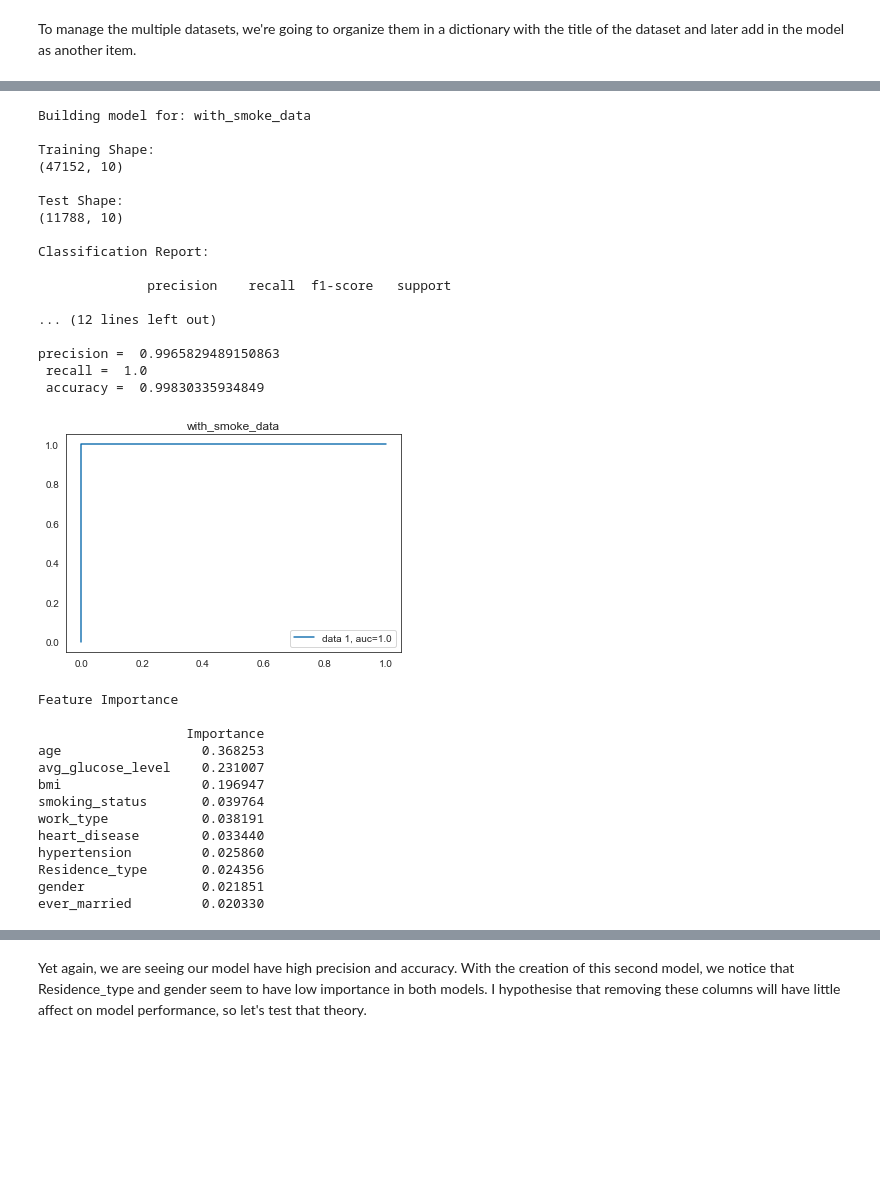
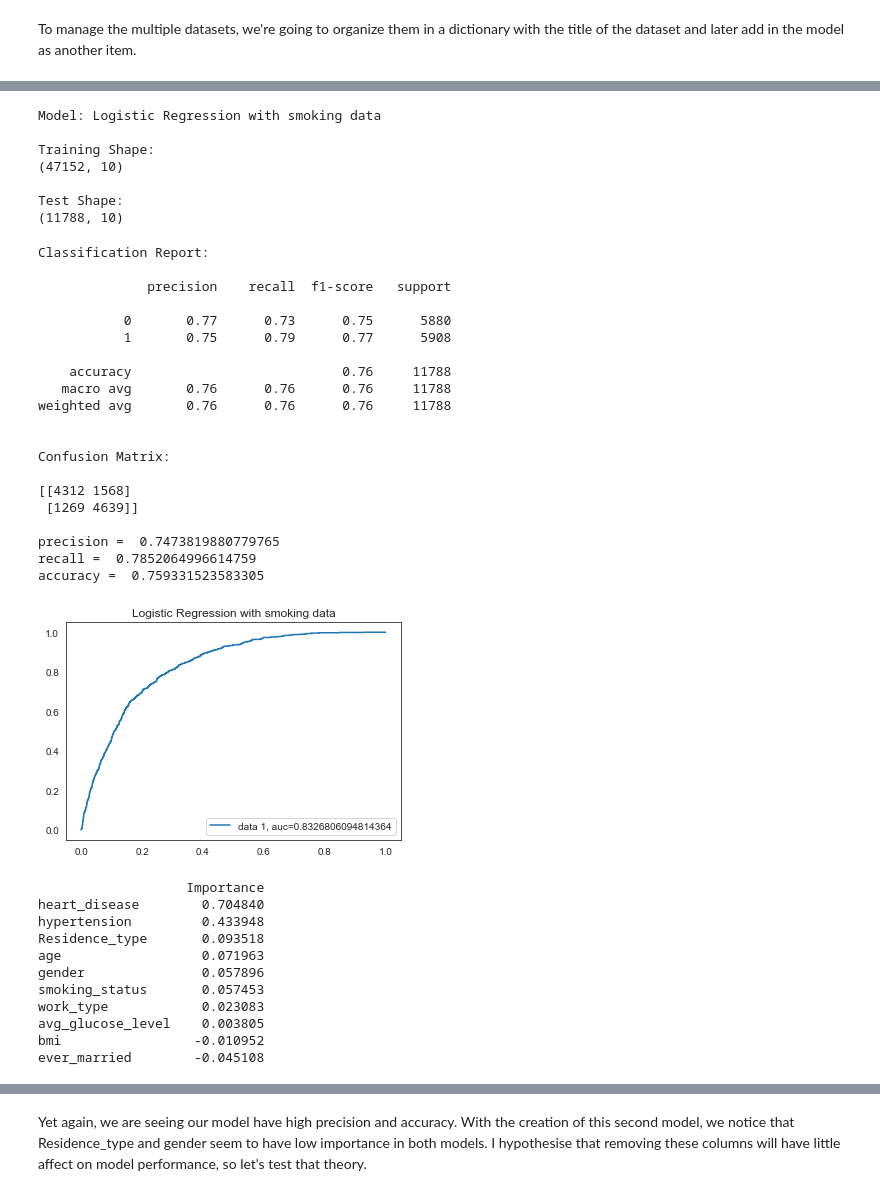
Before and after one commit to westontscott/Thinkful_Drills, a Jupyter notebook: Stroke_Analysis_Capstone.ipynb, the cells around one changed output, grey strips where cells are left out. Cells and saved outputs as stored; diff of their text form; code cells hidden in the pictures; blank space fills up the shorter version.

```diff
--- a/Stroke_Analysis_Capstone.ipynb
+++ b/Stroke_Analysis_Capstone.ipynb
@@ -244,6 +254,15 @@ def build_rfc_model(data, lbl):
 # %% [markdown]
 To manage the multiple datasets, we're going to organize them in a dictionary with the title of the dataset and later add in the model as another item.
+# %%
+#Various models to be tested
+dtree = DecisionTreeClassifier()
+log = LogisticRegression(penalty='l2', C=0.1)
+ran = RandomForestClassifier(n_estimators=50,random_state=0)
+
+model_repo = {}
 # %%
 #Creating a label for our first entry in the dictionary
-mlbl = 'with_smoke_data'
-mdl = {}
+mlbl = 'Decision Tree with smoking data'
+
+#Setting the trained model to its corresponding label
+model_repo[mlbl] = build_model(dtree, df_with_smoke_data, mlbl)
@@ -250,35 +301,46 @@ mdl = {}
 # %%
+#Creating a label for our first entry in the dictionary
+mlbl = 'Logistic Regression with smoking data'
+
 #Setting the trained model to its corresponding label
-mdl[mlbl] = build_rfc_model(df_with_smoke_data, mlbl)
+model_repo[mlbl] = build_model(log, df_with_smoke_data, mlbl)
 # %% [output]
-Building model for: with_smoke_data
+Model: Logistic Regression with smoking data
 
 Training Shape:
 (47152, 10)
 
 Test Shape:
 (11788, 10)
-
-Classification Report:
-
-              precision    recall  f1-score   support
-
-... (12 lines left out)
-
-precision =  0.9965829489150863
- recall =  1.0
- accuracy =  0.99830335934849
+Classification Report:
+
+              precision    recall  f1-score   support
+
+           0       0.77      0.73      0.75      5880
+           1       0.75      0.79      0.77      5908
+
+    accuracy                           0.76     11788
+   macro avg       0.76      0.76      0.76     11788
+weighted avg       0.76      0.76      0.76     11788
+
+
+Confusion Matrix:
+
+[[4312 1568]
+ [1269 4639]]
+
+precision =  0.7473819880779765
+recall =  0.7852064996614759
+accuracy =  0.759331523583305
-[figure, old version]
+[figure, new version]
-Feature Importance
-
-                   Importance
-age                  0.368253
-avg_glucose_level    0.231007
-bmi                  0.196947
-smoking_status       0.039764
-work_type            0.038191
-heart_disease        0.033440
-hypertension         0.025860
-Residence_type       0.024356
-gender               0.021851
-ever_married         0.020330
+                   Importance
+heart_disease        0.704840
+hypertension         0.433948
+Residence_type       0.093518
+age                  0.071963
+gender               0.057896
+smoking_status       0.057453
+work_type            0.023083
+avg_glucose_level    0.003805
+bmi                 -0.010952
+ever_married        -0.045108
```
Also changed, not shown: parts of 16 cells of this notebook.
